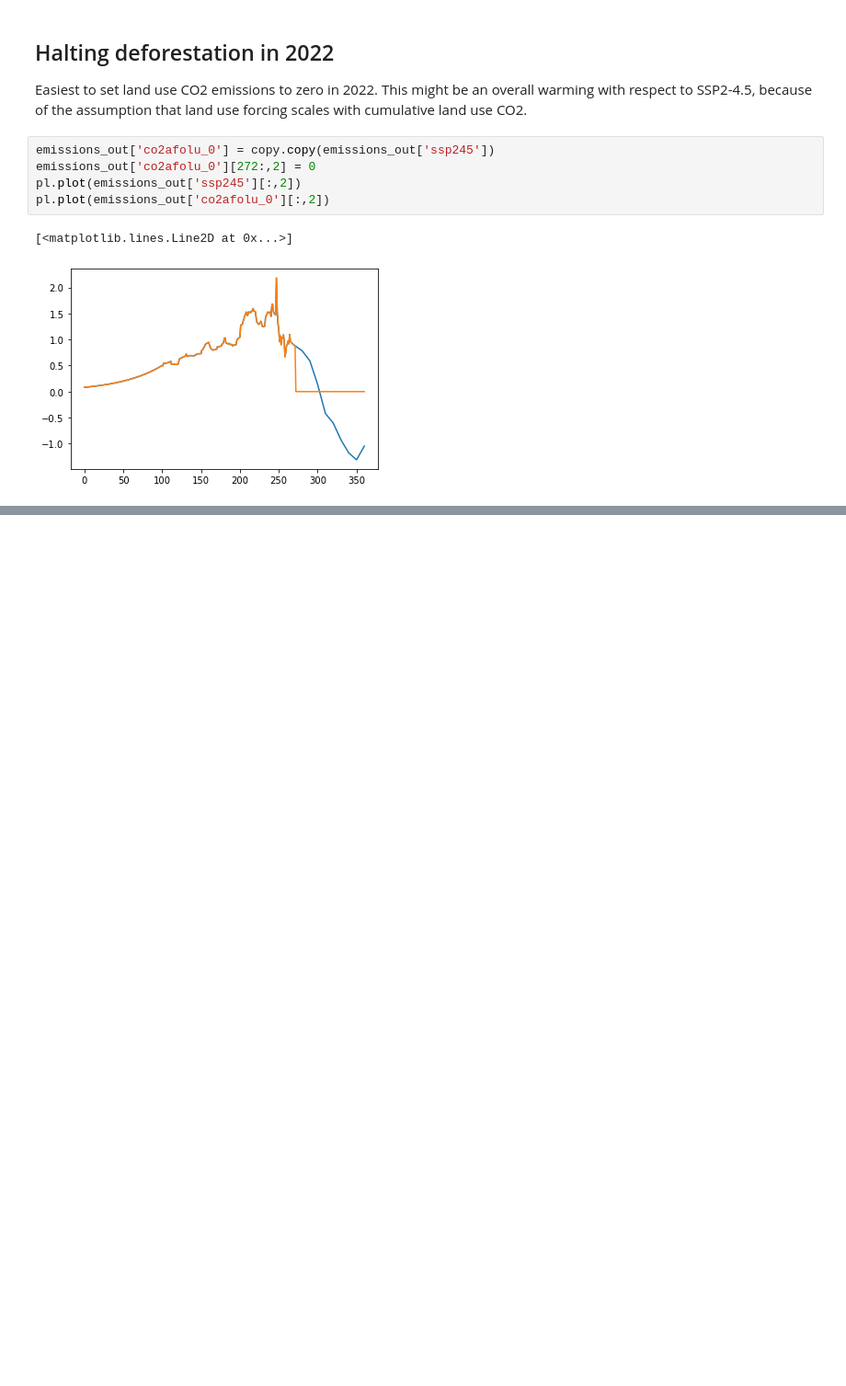
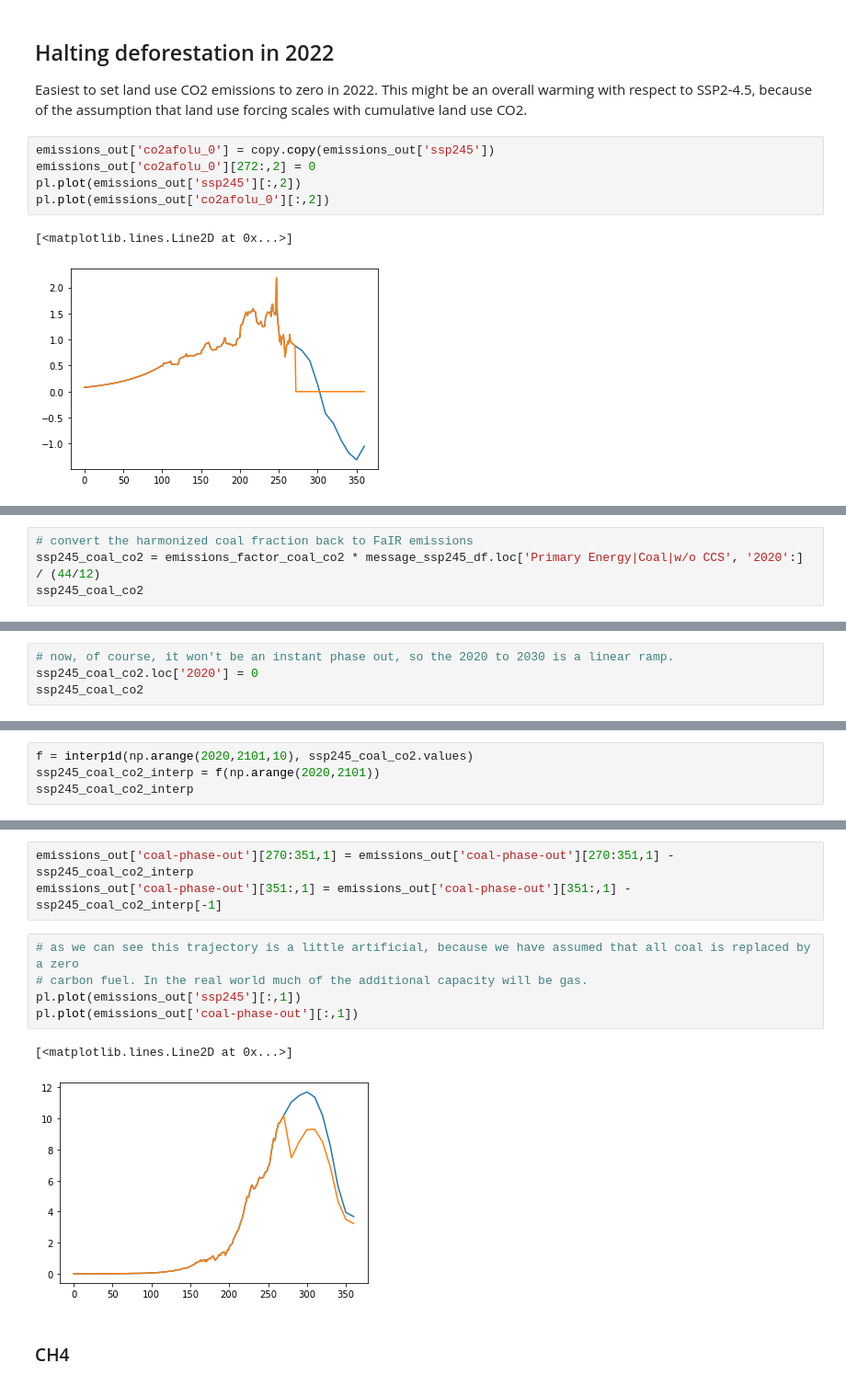
Before and after one commit to chrisroadmap/cop26-pathways, a Jupyter notebook: notebooks/010_generate_baseline_emissions.ipynb, the cells around one changed output, grey strips where cells are left out. Shown at 92% size. Drawn from its saved outputs; the diff is of its cells as text; blank space fills up the shorter version.

```diff
--- a/notebooks/010_generate_baseline_emissions.ipynb
+++ b/notebooks/010_generate_baseline_emissions.ipynb
@@ -501,0 +254,4 @@ coal_ch4/coal_prod  # though does this include fugitive? I believe so.
+# %%
+# convert the harmonized coal fraction back to FaIR emissions
+ssp245_coal_co2 = emissions_factor_coal_co2 * message_ssp245_df.loc['Primary Energy|Coal|w/o CCS', '2020':] / (44/12)
+ssp245_coal_co2
@@ -501,0 +269,4 @@ coal_ch4/coal_prod  # though does this include fugitive? I believe so.
+# %%
+# now, of course, it won't be an instant phase out, so the 2020 to 2030 is a linear ramp.
+ssp245_coal_co2.loc['2020'] = 0
+ssp245_coal_co2
@@ -501,0 +284,4 @@ coal_ch4/coal_prod  # though does this include fugitive? I believe so.
+# %%
+f = interp1d(np.arange(2020,2101,10), ssp245_coal_co2.values)
+ssp245_coal_co2_interp = f(np.arange(2020,2101))
+ssp245_coal_co2_interp
@@ -501,0 +306,13 @@ coal_ch4/coal_prod  # though does this include fugitive? I believe so.
+# %%
+emissions_out['coal-phase-out'][270:351,1] = emissions_out['coal-phase-out'][270:351,1] - ssp245_coal_co2_interp
+emissions_out['coal-phase-out'][351:,1] = emissions_out['coal-phase-out'][351:,1] - ssp245_coal_co2_interp[-1]
+# %%
+# as we can see this trajectory is a little artificial, because we have assumed that all coal is replaced by a zero
+# carbon fuel. In the real world much of the additional capacity will be gas.
+pl.plot(emissions_out['ssp245'][:,1])
+pl.plot(emissions_out['coal-phase-out'][:,1])
+# %% [output]
+[<matplotlib.lines.Line2D at 0x...>]
+[figure, added]
+# %% [markdown]
+### CH4
```
Also changed, not shown: parts of 156 cells of this notebook, 14 other files.
